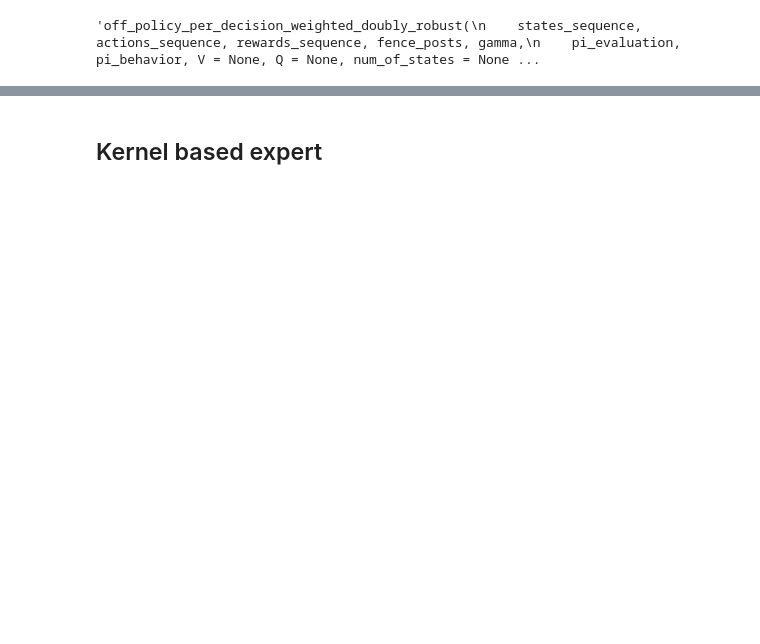
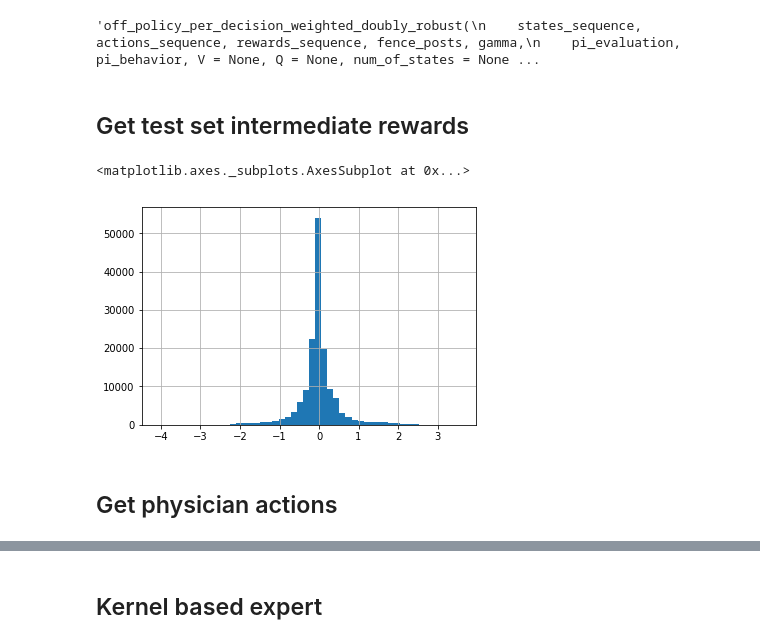
Before and after one commit to wihl/cs282-f17-xuefeng-yi-david, a Jupyter notebook: code/MOE/MOE.ipynb, the cells around one changed output, grey strips where cells are left out. Drawn from its saved outputs; the diff is of its cells as text; code cells hidden in the pictures; blank space fills up the shorter version.

```diff
--- a/code/MOE/MOE.ipynb
+++ b/code/MOE/MOE.ipynb
@@ -31,3 +53,15 @@ for iv in range(5):
     for vaso in range(5):
         action_map[(iv, vaso)] = count
         count += 1
+# %% [markdown]
+## Get test set intermediate rewards
+# %%
+test_rewards = test_input['intermediate_reward']
+train_rewards = train_input['intermediate_reward']
+# %%
+pd.Series(train_rewards).hist(bins=50)
+# %% [output]
+<matplotlib.axes._subplots.AxesSubplot at 0x...>
+[figure, added]
+# %% [markdown]
+## Get physician actions
```
Also changed, not shown: parts of 47 cells of this notebook.
